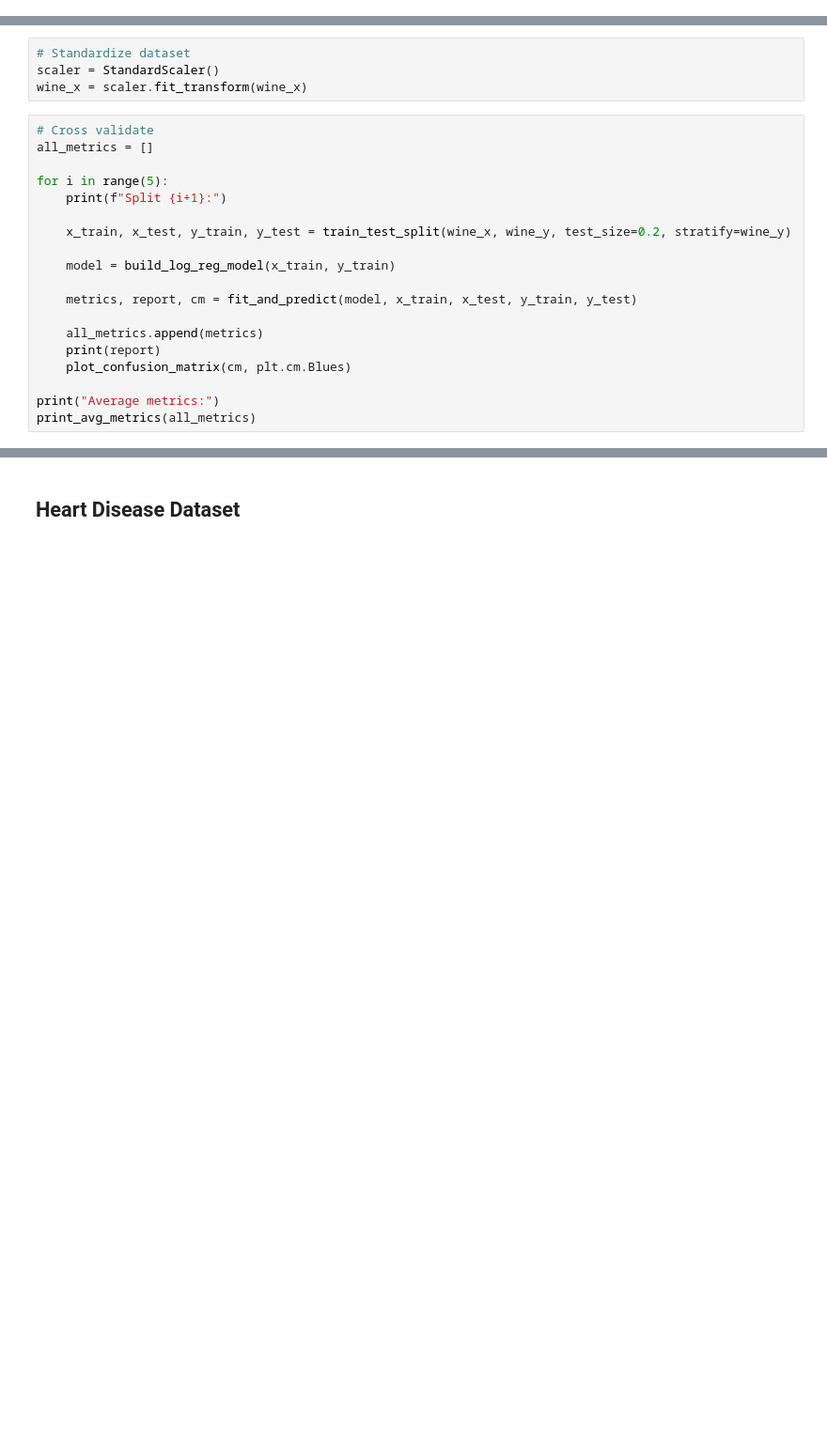
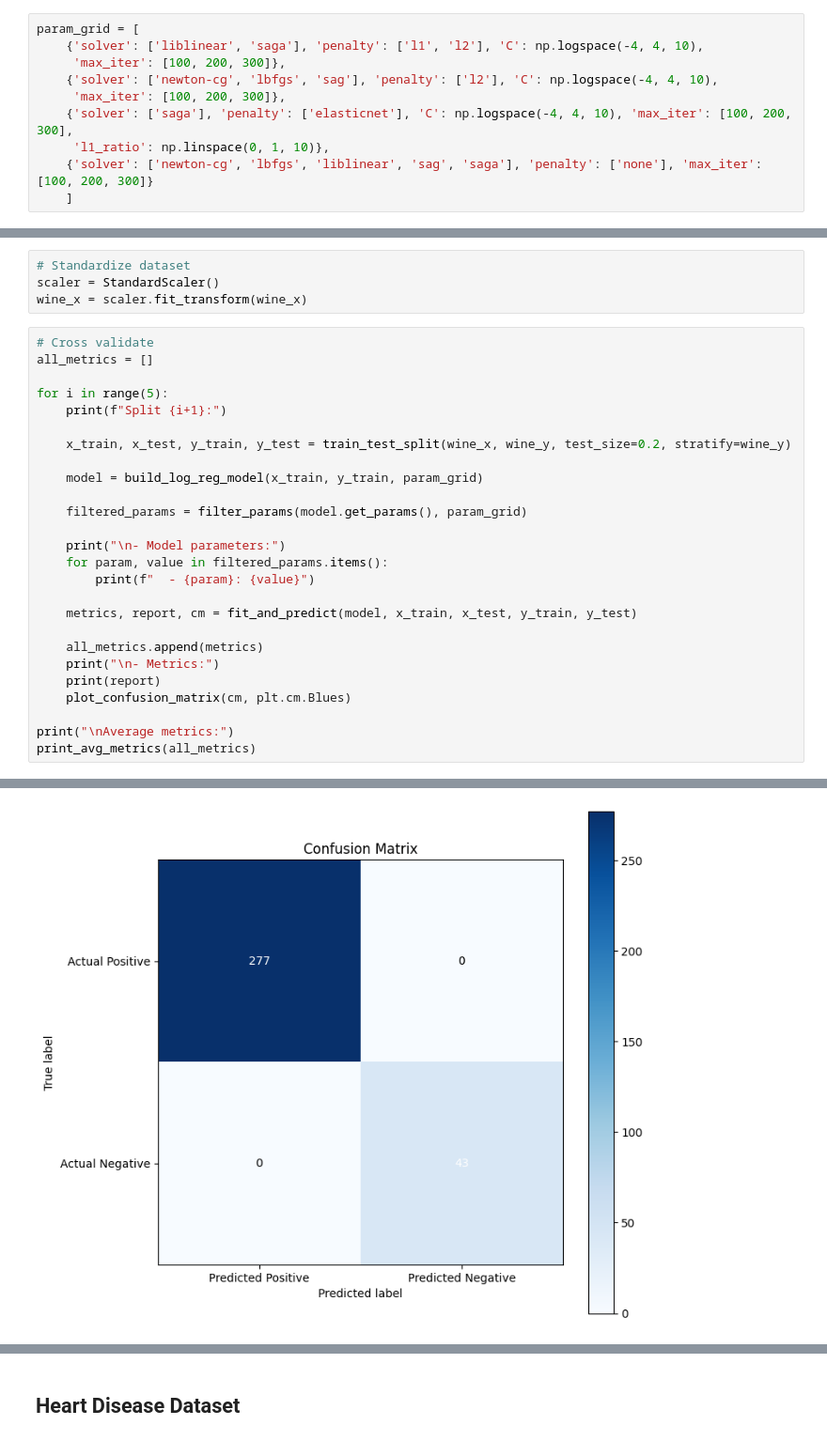
Before and after one commit to arielarevalo/ci0148, a Jupyter notebook: proyecto_1/regresion_logistica.ipynb, the cells around one changed output, grey strips where cells are left out. Shown at 94% size. Saved outputs shown, nothing was run; the diff lists cells and outputs as text; blank space fills up the shorter version.

```diff
--- a/proyecto_1/regresion_logistica.ipynb
+++ b/proyecto_1/regresion_logistica.ipynb
@@ -7,6 +7,16 @@ from sklearn.preprocessing import StandardScaler
 from sklearn.model_selection import train_test_split
 
 from ml import *
+# %%
+param_grid = [
+    {'solver': ['liblinear', 'saga'], 'penalty': ['l1', 'l2'], 'C': np.logspace(-4, 4, 10),
+     'max_iter': [100, 200, 300]},
+    {'solver': ['newton-cg', 'lbfgs', 'sag'], 'penalty': ['l2'], 'C': np.logspace(-4, 4, 10),
+     'max_iter': [100, 200, 300]},
+    {'solver': ['saga'], 'penalty': ['elasticnet'], 'C': np.logspace(-4, 4, 10), 'max_iter': [100, 200, 300],
+     'l1_ratio': np.linspace(0, 1, 10)},
+    {'solver': ['newton-cg', 'lbfgs', 'liblinear', 'sag', 'saga'], 'penalty': ['none'], 'max_iter': [100, 200, 300]}
+    ]
 # %% [markdown]
 ## Wine Quality Dataset
 # %%
@@ -31,13 +41,21 @@ for i in range(5):
 
     x_train, x_test, y_train, y_test = train_test_split(wine_x, wine_y, test_size=0.2, stratify=wine_y)
 
-    model = build_log_reg_model(x_train, y_train)
+    model = build_log_reg_model(x_train, y_train, param_grid)
+
+    filtered_params = filter_params(model.get_params(), param_grid)
+
+    print("\n- Model parameters:")
+    for param, value in filtered_params.items():
+        print(f"  - {param}: {value}")
 
     metrics, report, cm = fit_and_predict(model, x_train, x_test, y_train, y_test)
 
     all_metrics.append(metrics)
+    print("\n- Metrics:")
     print(report)
     plot_confusion_matrix(cm, plt.cm.Blues)
 
-print("Average metrics:")
+print("\nAverage metrics:")
 print_avg_metrics(all_metrics)
+# %% [output]
@@ -43,0 +80 @@ print_avg_metrics(all_metrics)
+[figure, added]
```
Also changed, not shown: parts of 2 cells of this notebook, 1 other file.
